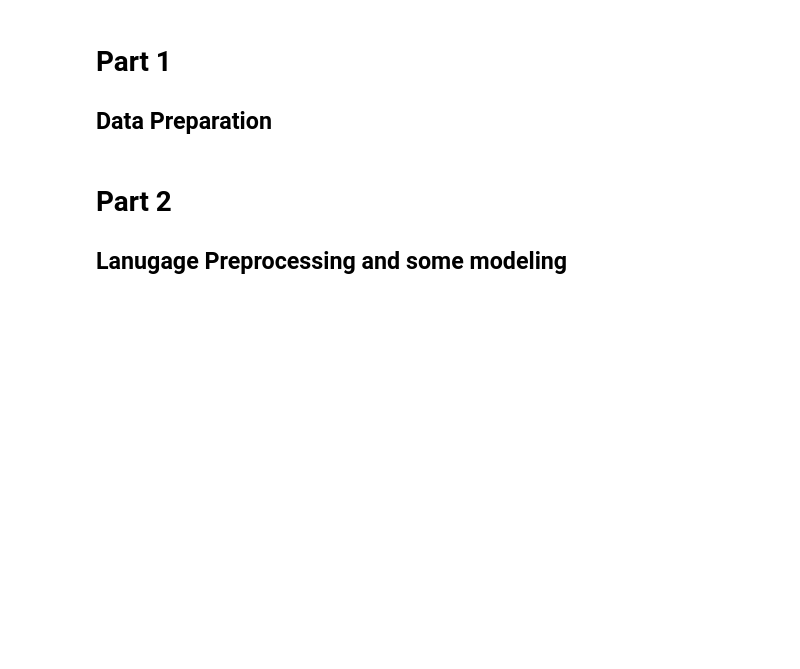
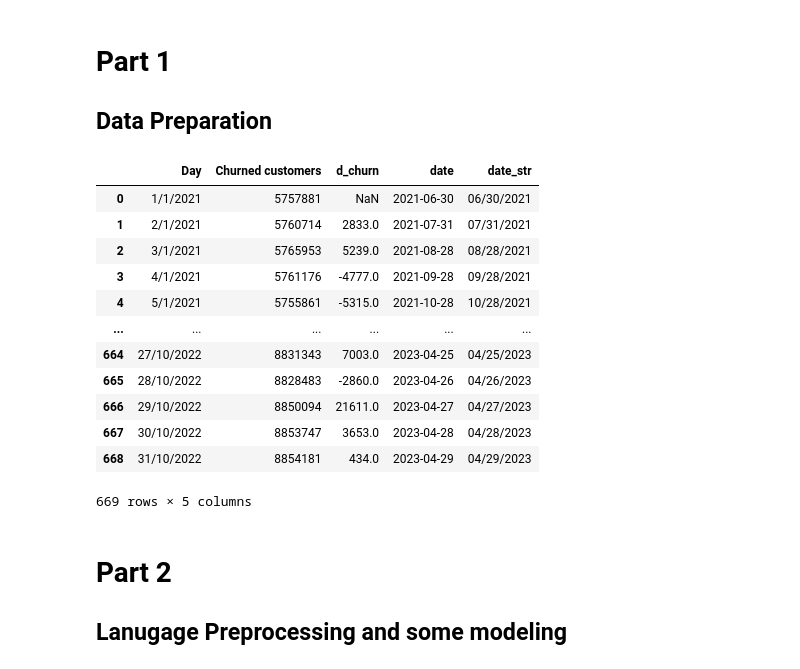
Before and after one commit to AngeloBarisano/Supply_Chain, a Jupyter notebook: Notebooks/workfile2.ipynb, the cells around one changed output. Cells and saved outputs as stored; diff of their text form; code cells hidden in the pictures; blank space fills up the shorter version.

```diff
--- a/Notebooks/workfile2.ipynb
+++ b/Notebooks/workfile2.ipynb
@@ -136,6 +136,22 @@ df_tweets.reset_index(inplace=True, drop=True)
 df_customer_Churn["d_churn"] = df_customer_Churn[
     "Churned customers"
 ] - df_customer_Churn["Churned customers"].shift(1)
+# %%
+df_customer_Churn
+# %% [output]
+|  | Day | Churned customers | d_churn | date | date_str |
+| 0 | 1/1/2021 | 5757881 | NaN | 2021-06-30 | 06/30/2021 |
+| 1 | 2/1/2021 | 5760714 | 2833.0 | 2021-07-31 | 07/31/2021 |
+| 2 | 3/1/2021 | 5765953 | 5239.0 | 2021-08-28 | 08/28/2021 |
+| 3 | 4/1/2021 | 5761176 | -4777.0 | 2021-09-28 | 09/28/2021 |
+| 4 | 5/1/2021 | 5755861 | -5315.0 | 2021-10-28 | 10/28/2021 |
+| ... | ... | ... | ... | ... | ... |
+| 664 | 27/10/2022 | 8831343 | 7003.0 | 2023-04-25 | 04/25/2023 |
+| 665 | 28/10/2022 | 8828483 | -2860.0 | 2023-04-26 | 04/26/2023 |
+| 666 | 29/10/2022 | 8850094 | 21611.0 | 2023-04-27 | 04/27/2023 |
+| 667 | 30/10/2022 | 8853747 | 3653.0 | 2023-04-28 | 04/28/2023 |
+| 668 | 31/10/2022 | 8854181 | 434.0 | 2023-04-29 | 04/29/2023 |
+669 rows × 5 columns
 # %%
 # time question
 df_tweets["created_at"] = pd.to_datetime(df_tweets.created_at)
```
Also changed, not shown: parts of 35 cells of this notebook.
